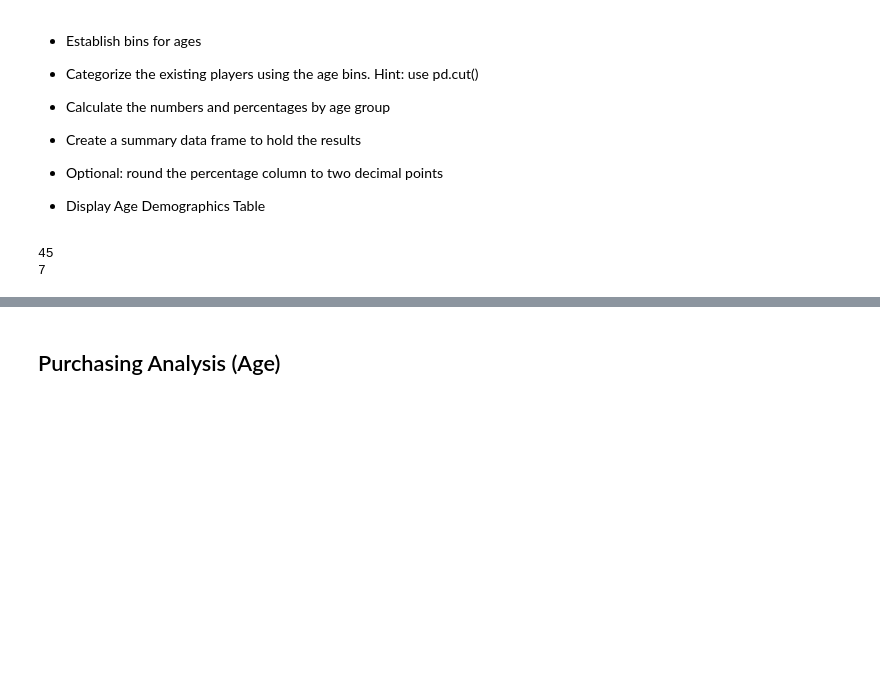
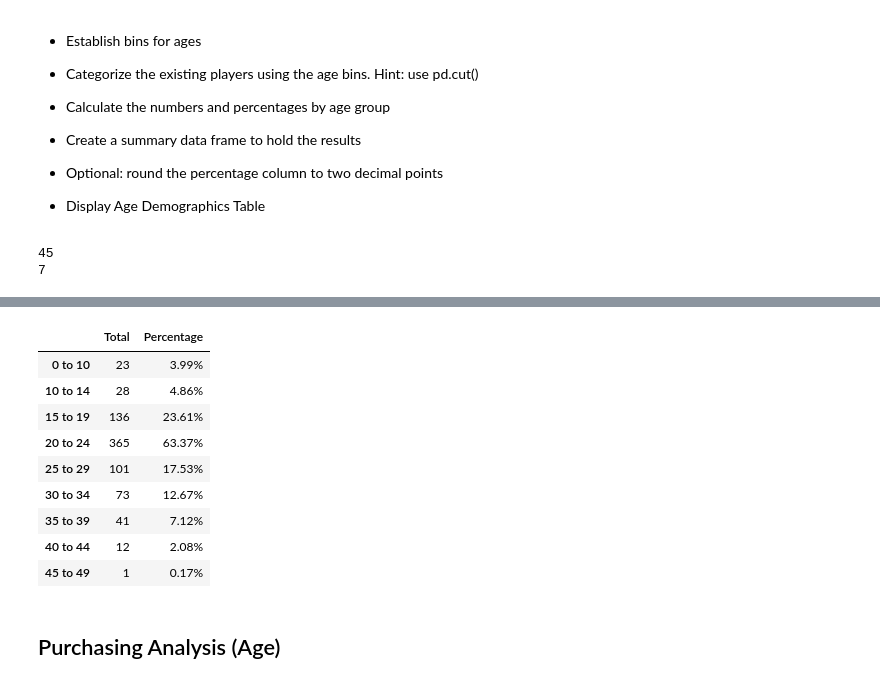
Before and after one commit to Jam0134/Pandas-challenge-HW4, a Jupyter notebook: HeroesOfPymoli/HeroesOfPymoli_2.ipynb, the cells around one changed output, grey strips where cells are left out. Cells and saved outputs as stored; diff of their text form; code cells hidden in the pictures; blank space fills up the shorter version.

```diff
--- a/HeroesOfPymoli/HeroesOfPymoli_2.ipynb
+++ b/HeroesOfPymoli/HeroesOfPymoli_2.ipynb
@@ -285,3 +333,20 @@ purchase_df
+# %%
+# Need to format the data see above rows in code
+
+player_count_df["Percentage"] = player_count_df["Percentage"].map("{:,.2%}".format)
+
+player_count_df.sort_index()
+# %% [output]
+|  | Total | Percentage |
+| 0 to 10 | 23 | 3.99% |
+| 10 to 14 | 28 | 4.86% |
+| 15 to 19 | 136 | 23.61% |
+| 20 to 24 | 365 | 63.37% |
+| 25 to 29 | 101 | 17.53% |
+| 30 to 34 | 73 | 12.67% |
+| 35 to 39 | 41 | 7.12% |
+| 40 to 44 | 12 | 2.08% |
+| 45 to 49 | 1 | 0.17% |
 # %% [markdown]
 ## Purchasing Analysis (Age)
 # %% [markdown]
```
Also changed, not shown: parts of 7 cells of this notebook, 3 other files.
